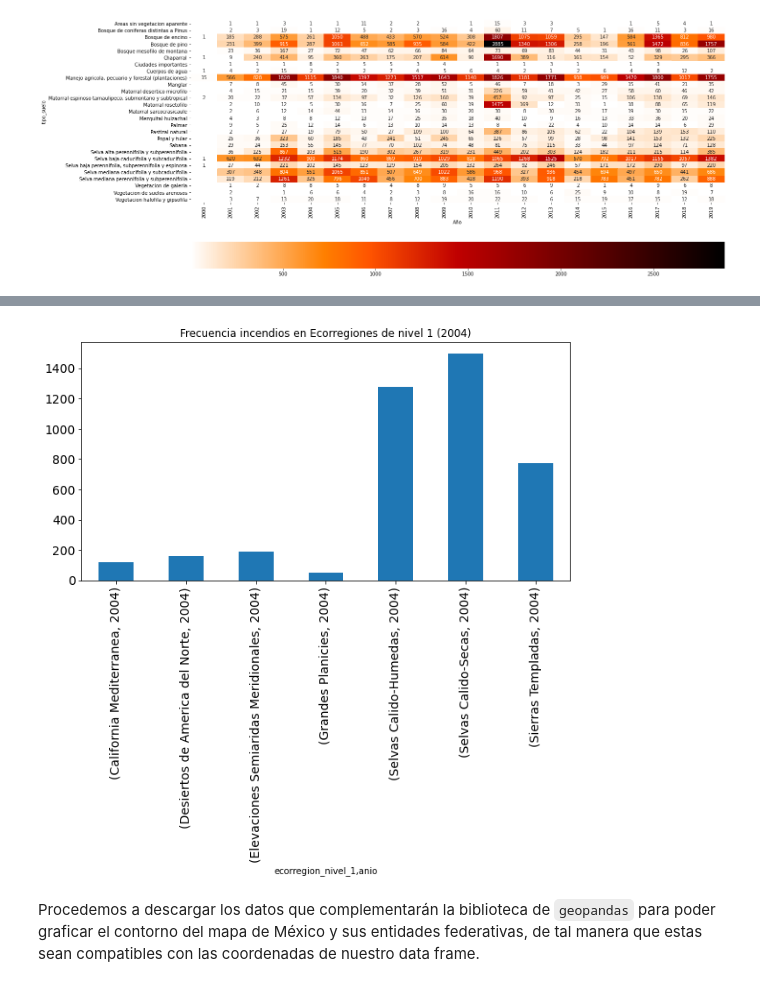
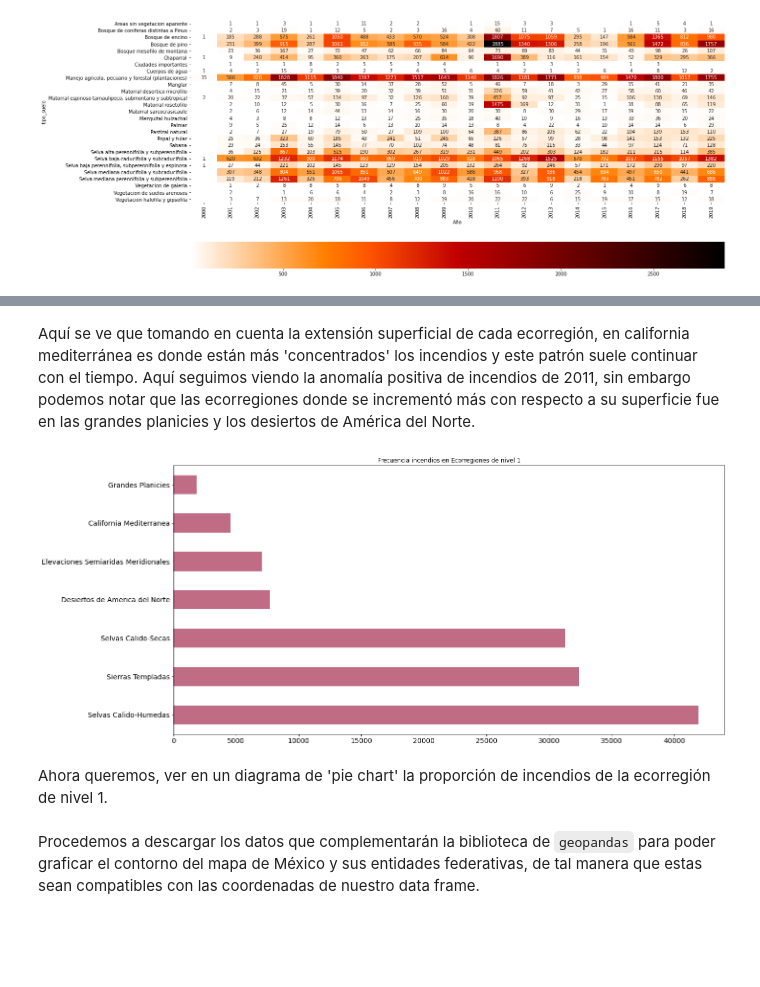
Before and after one commit to AnaNava1996/Proyecto_Bedu, a Jupyter notebook: Version_Python/BEDU_proyecto_python_equipo23.ipynb, the cells around one changed output, grey strips where cells are left out. Saved outputs shown, nothing was run; the diff lists cells and outputs as text; code cells hidden in the pictures; blank space fills up the shorter version.

```diff
--- a/Version_Python/BEDU_proyecto_python_equipo23.ipynb
+++ b/Version_Python/BEDU_proyecto_python_equipo23.ipynb
@@ -638,20 +705,21 @@ ax.legend(bbox_to_anchor = (1.05, 0.6))
+# %% [markdown]
+Aquí se ve que tomando en cuenta la extensión superficial de cada ecorregión, en california mediterránea es donde están más 'concentrados' los incendios y este patrón suele continuar con el tiempo. Aquí seguimos viendo la anomalía positiva de incendios de 2011, sin embargo podemos notar que las ecorregiones donde se incrementó más con respecto a su superficie fue en las grandes planicies y los desiertos de América del Norte.
 # %%
-#@title Histograma de Ecorregiones { display-mode: "form", run: "auto" }
+#@title Frecuencia de Incendios en ecorregiones { display-mode: "form", run: "auto" }
+nivel_ecorregion = "ecorregion_nivel_1" #@param ["ecorregion_nivel_1", "ecorregion_nivel_2", "ecorregion_nivel_3", "ecorregion_nivel_4"]
 
-year = 2004 #@param {type:"slider", min:2001, max:2019, step:1}
-
-year_filter = fire_points['anio'] == year
-
-(fire_points[year_filter]
- .groupby('ecorregion_nivel_1')['anio']
+(fire_points[nivel_ecorregion]
  .value_counts()
  .plot
- .bar(
-      title=f"Frecuencia incendios en Ecorregiones de nivel 1 ({year})",
-      figsize=(10,5),
-      fontsize=14));
+ .barh(
+     color='#C06C84',
+      title=f"Frecuencia incendios en Ecorregiones de nivel {nivel_ecorregion[-1]}",
+      fontsize=14)
+ );
 # %% [output]
-[figure, old version]
+[figure, new version]
+# %% [markdown]
+Ahora queremos, ver en un diagrama de 'pie chart' la proporción de incendios de la ecorregión de nivel 1.
 # %% [markdown]
 Procedemos a descargar los datos que complementarán la biblioteca de `geopandas` para poder graficar el contorno del mapa de México y sus entidades federativas, de tal manera que estas sean compatibles con las coordenadas de nuestro data frame.
 # %%
```
Also changed, not shown: parts of 20 cells of this notebook.
